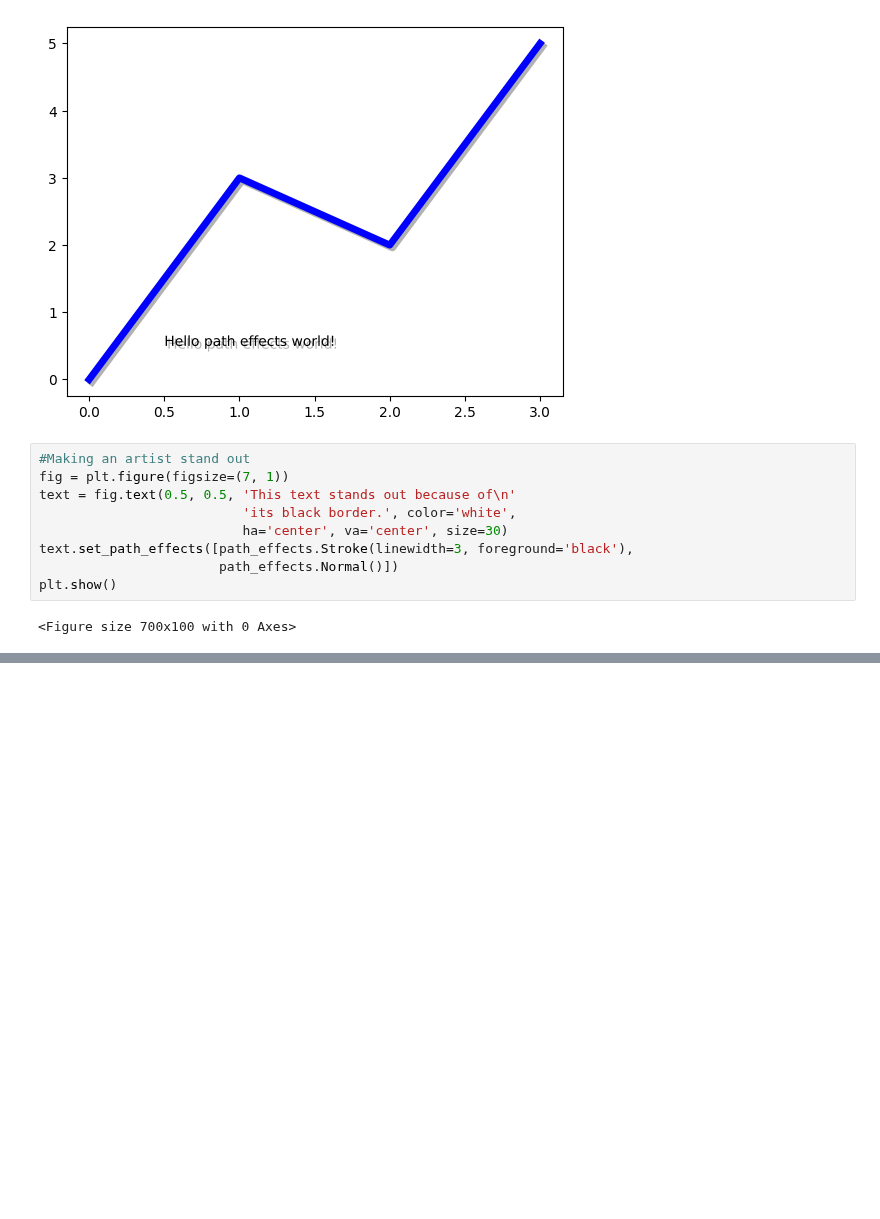
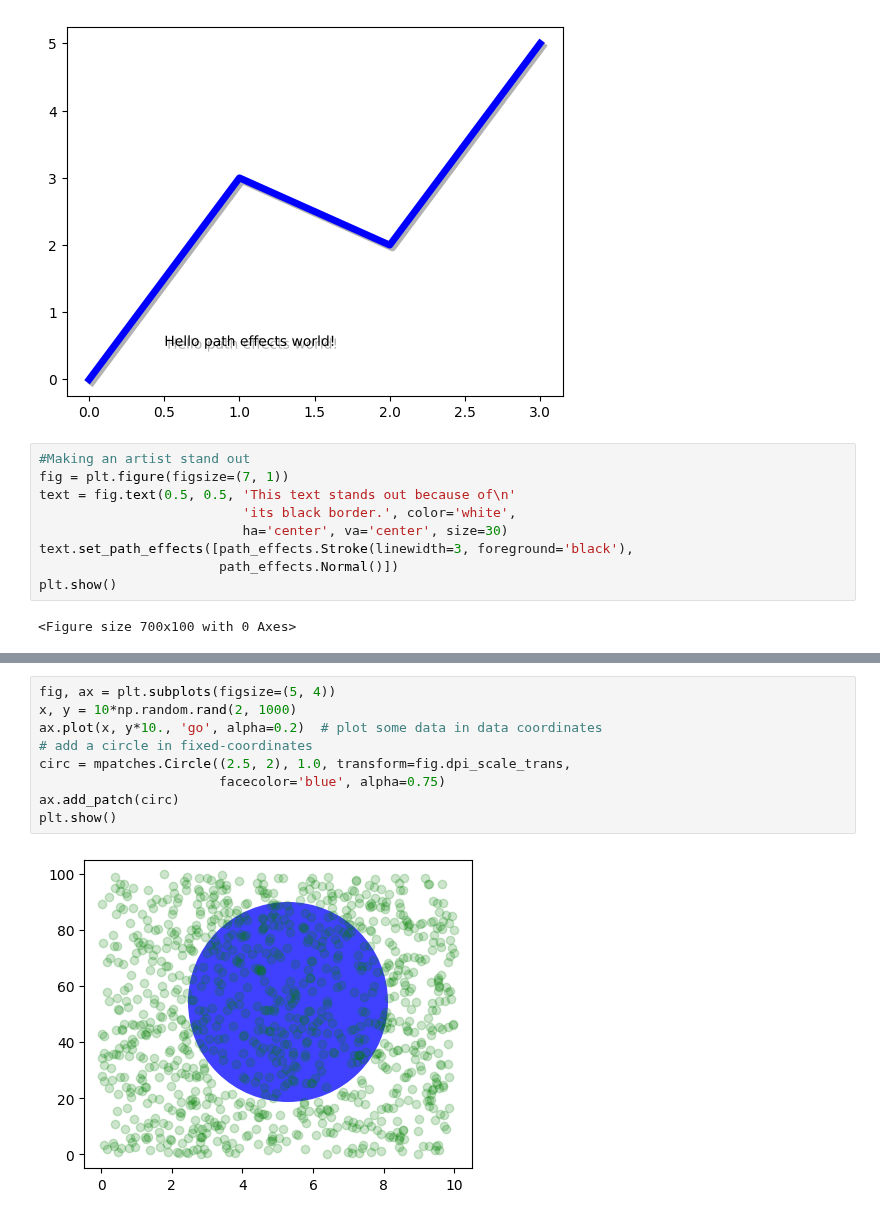
Before and after one commit to manasesmutembei11/ML, a Jupyter notebook: matplotlib/matplotlib_artists.ipynb, the cells around one changed output, grey strips where cells are left out. Saved outputs shown, nothing was run; the diff lists cells and outputs as text; blank space fills up the shorter version.

```diff
--- a/matplotlib/matplotlib_artists.ipynb
+++ b/matplotlib/matplotlib_artists.ipynb
@@ -237,0 +279,11 @@ plt.show()
+# %%
+fig, ax = plt.subplots(figsize=(5, 4))
+x, y = 10*np.random.rand(2, 1000)
+ax.plot(x, y*10., 'go', alpha=0.2)  # plot some data in data coordinates
+# add a circle in fixed-coordinates
+circ = mpatches.Circle((2.5, 2), 1.0, transform=fig.dpi_scale_trans,
+                       facecolor='blue', alpha=0.75)
+ax.add_patch(circ)
+plt.show()
+# %% [output]
+[figure, added]
```
Also changed, not shown: parts of 7 cells of this notebook.
